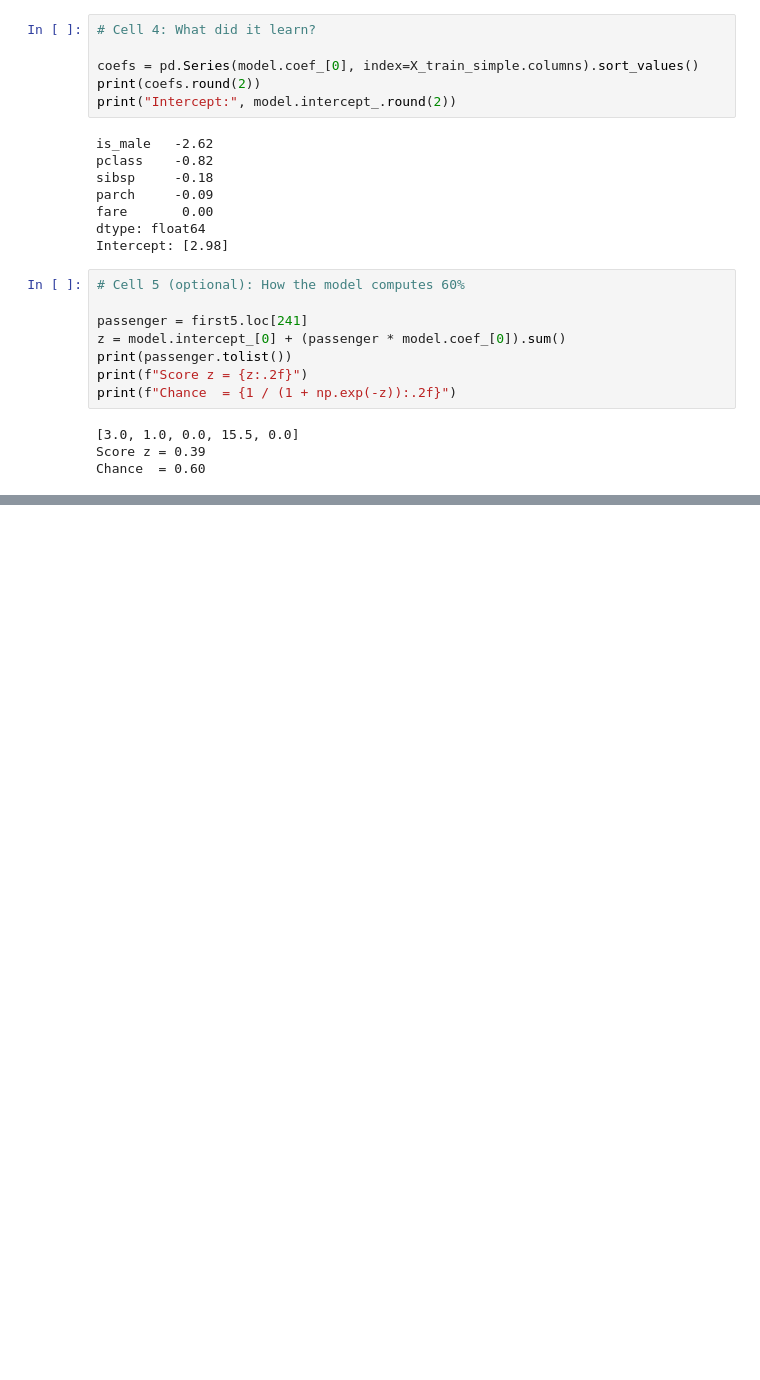
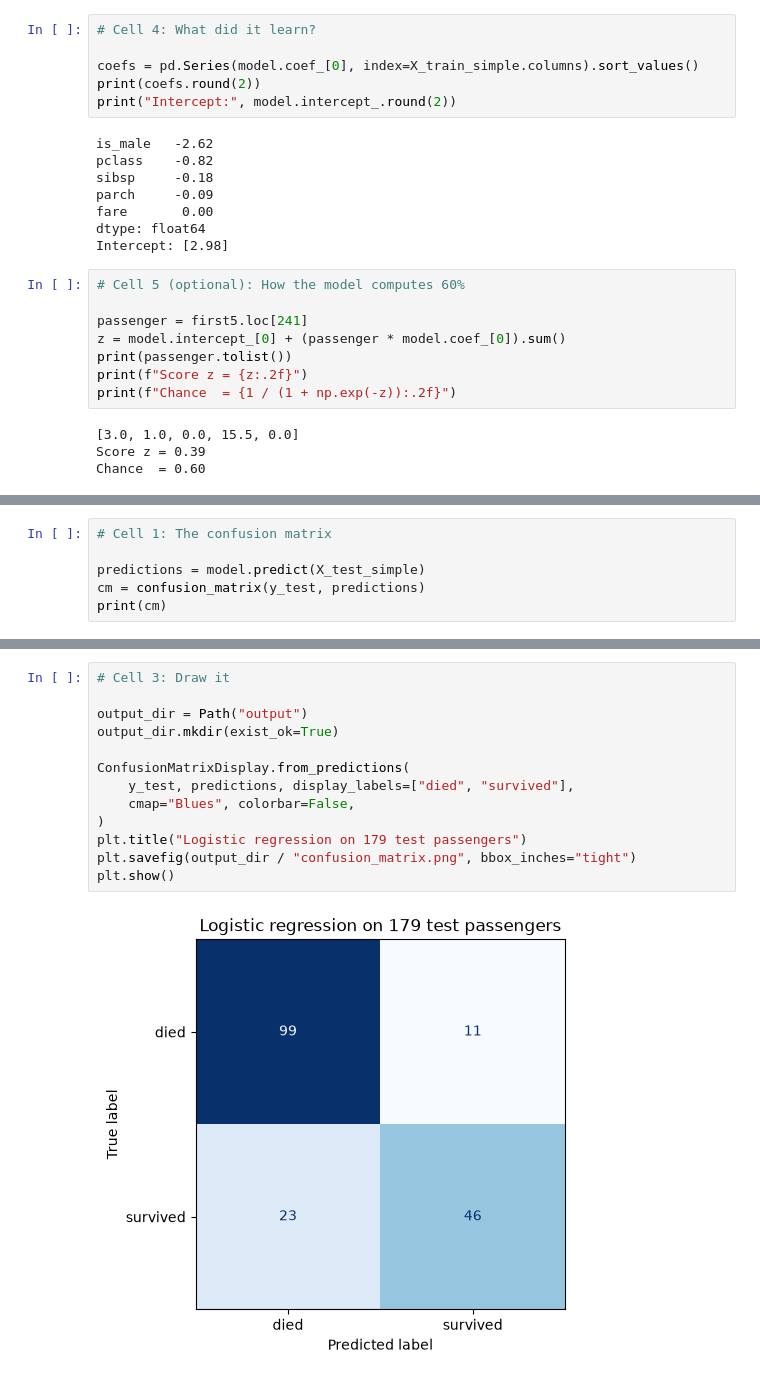
Before and after one commit to adam-c4d/pythonllm-practise, a Jupyter notebook: 03_ml/titanic_model.ipynb, the cells around one changed output, grey strips where cells are left out. Cells and saved outputs as stored; diff of their text form; blank space fills up the shorter version.

Commit message:
Task 5 Ex 3: confusion matrix, precision, recall

```diff
--- a/03_ml/titanic_model.ipynb
+++ b/03_ml/titanic_model.ipynb
@@ -134,0 +150,6 @@ Chance  = 0.60
+# %%
+# Cell 1: The confusion matrix
+
+predictions = model.predict(X_test_simple)
+cm = confusion_matrix(y_test, predictions)
+print(cm)
@@ -134,0 +172,15 @@ Chance  = 0.60
+# %%
+# Cell 3: Draw it
+
+output_dir = Path("output")
+output_dir.mkdir(exist_ok=True)
+
+ConfusionMatrixDisplay.from_predictions(
+    y_test, predictions, display_labels=["died", "survived"],
+    cmap="Blues", colorbar=False,
+)
+plt.title("Logistic regression on 179 test passengers")
+plt.savefig(output_dir / "confusion_matrix.png", bbox_inches="tight")
+plt.show()
+# %% [output]
+[figure, added]
```
Also changed, not shown: parts of 7 cells of this notebook, 2 other files.
